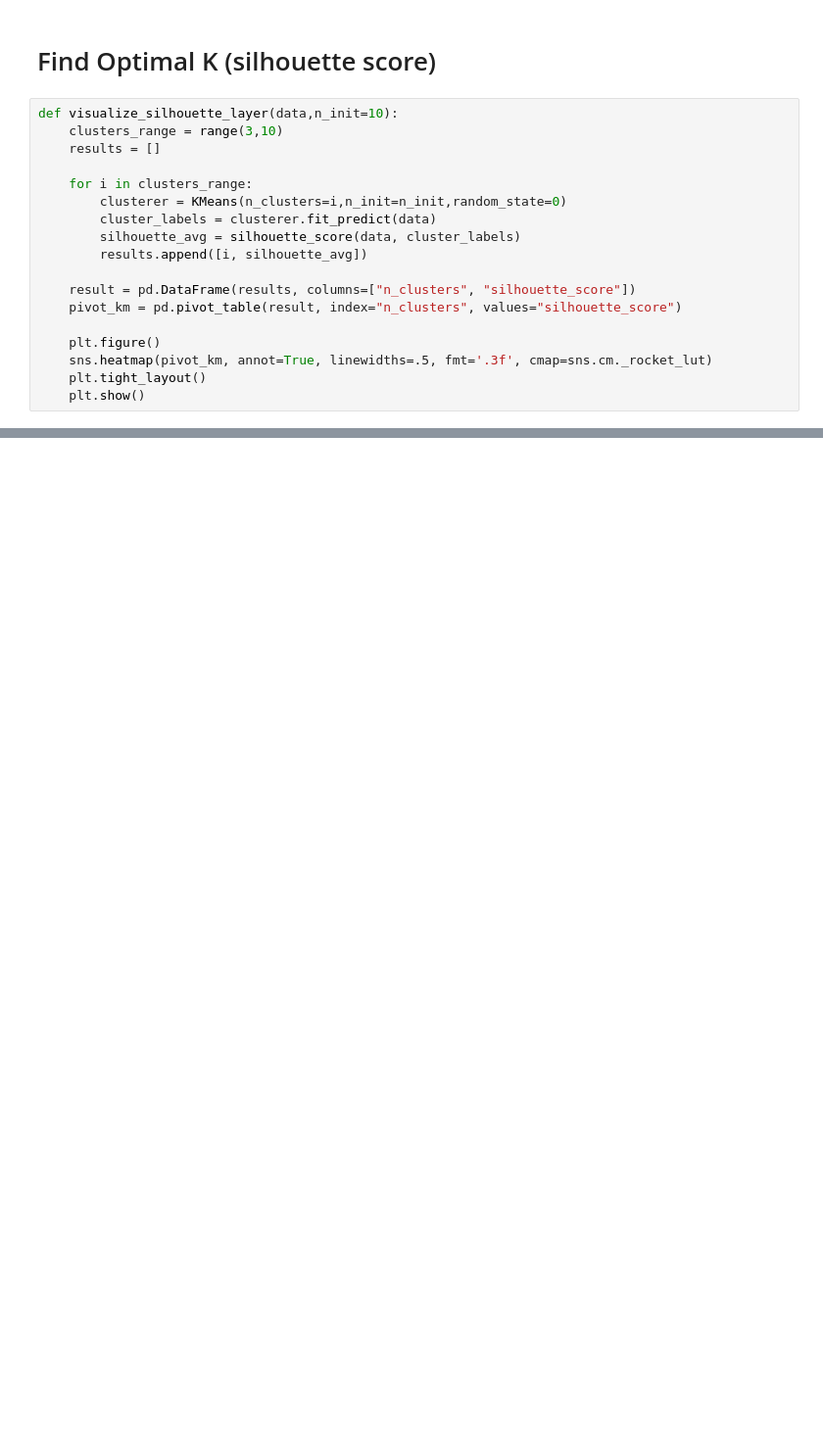
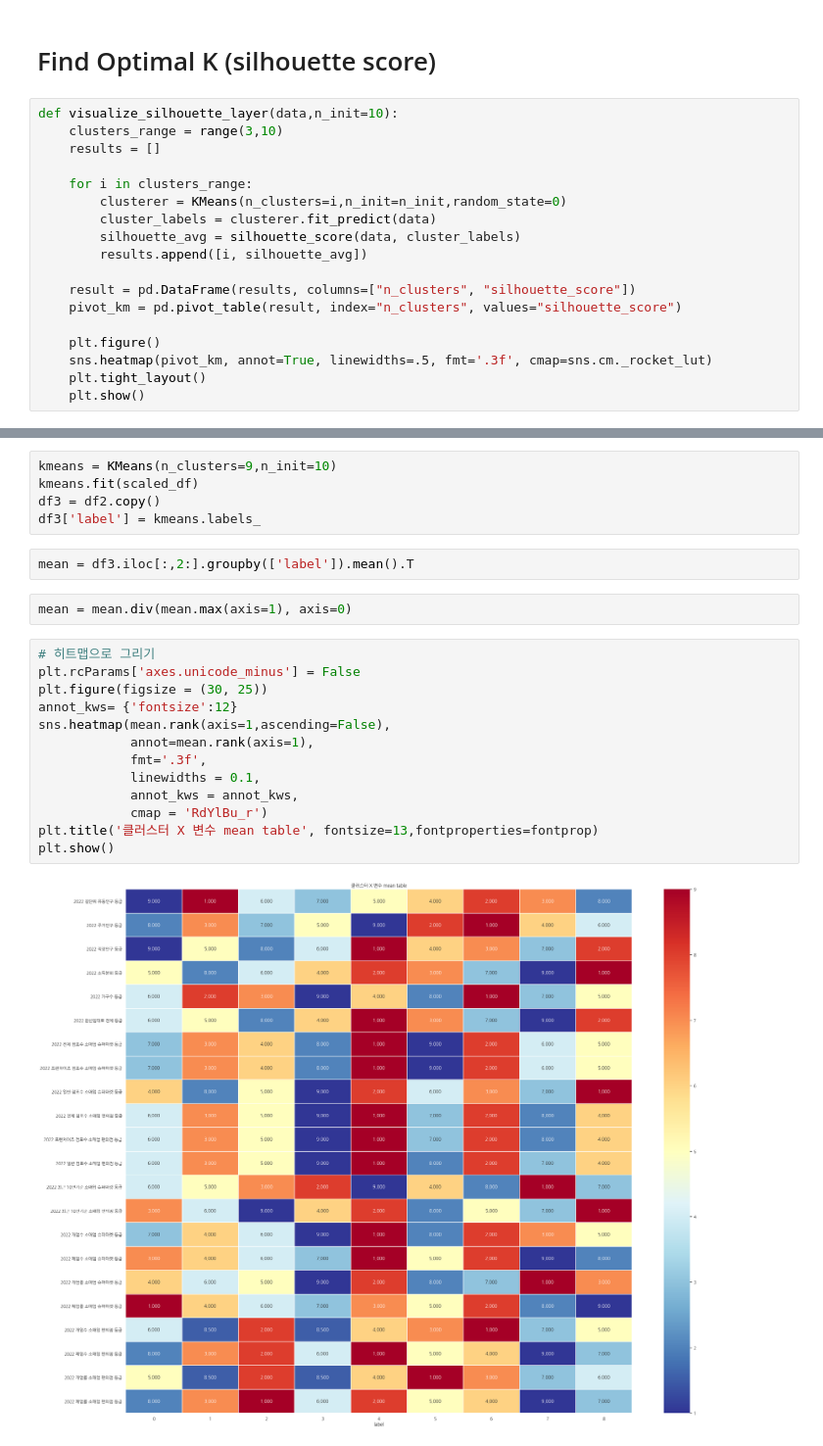
Before and after one commit to AgileSoda/ready_made_address_lottemembers, a Jupyter notebook: clustering.ipynb, the cells around one changed output, grey strips where cells are left out. Shown at 98% size. Saved outputs shown, nothing was run; the diff lists cells and outputs as text; blank space fills up the shorter version.

```diff
--- a/clustering.ipynb
+++ b/clustering.ipynb
@@ -86,0 +106,24 @@ visualize_silhouette_layer(scaled_df)
+# %%
+kmeans = KMeans(n_clusters=9,n_init=10)
+kmeans.fit(scaled_df)
+df3 = df2.copy()
+df3['label'] = kmeans.labels_
+# %%
+mean = df3.iloc[:,2:].groupby(['label']).mean().T
+# %%
+mean = mean.div(mean.max(axis=1), axis=0)
+# %%
+# 히트맵으로 그리기
+plt.rcParams['axes.unicode_minus'] = False
+plt.figure(figsize = (30, 25))
+annot_kws= {'fontsize':12}
+sns.heatmap(mean.rank(axis=1,ascending=False),
+            annot=mean.rank(axis=1),
+            fmt='.3f',
+            linewidths = 0.1,
+            annot_kws = annot_kws,
+            cmap = 'RdYlBu_r')
+plt.title('클러스터 X 변수 mean table', fontsize=13,fontproperties=fontprop)
+plt.show()
+# %% [output]
+[figure, added]
```
Also changed, not shown: parts of 4 cells of this notebook, 1 other file.
